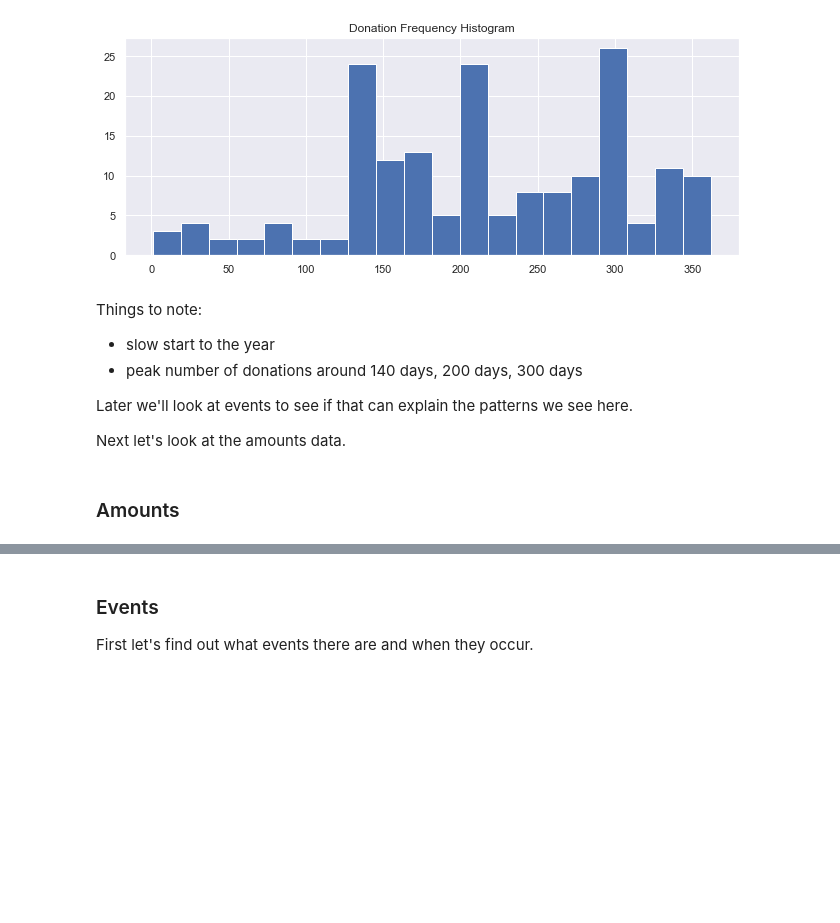
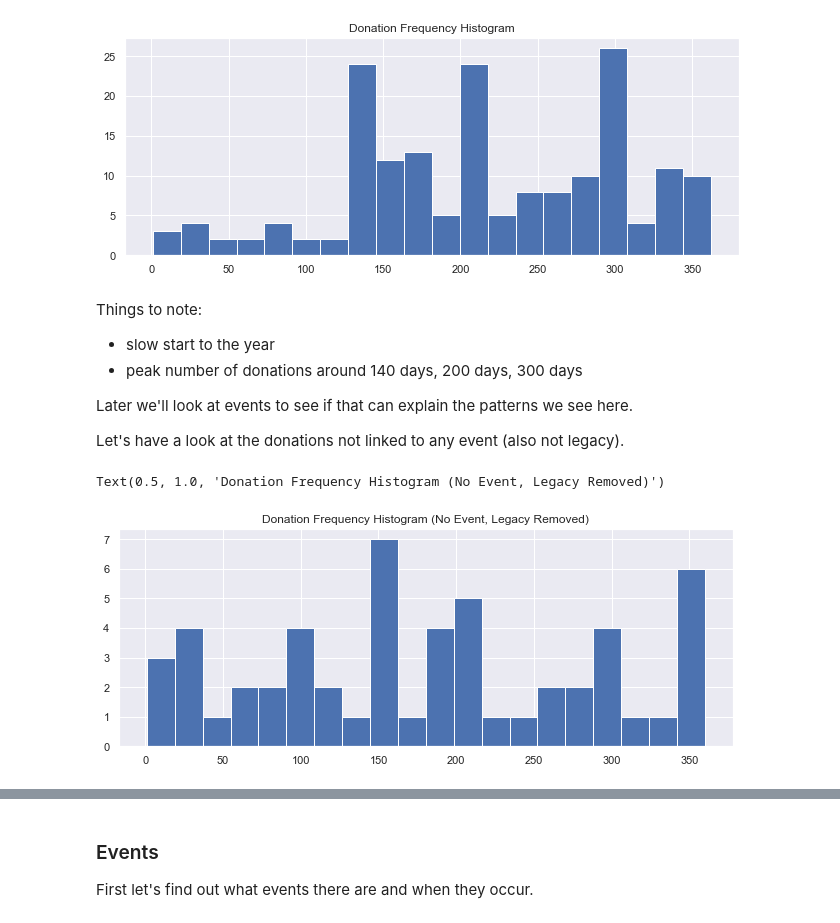
Before and after one commit to jireland88/Data_Science_in_Pro_Bono_Consulting, a Jupyter notebook: Donation Analysis.ipynb, the cells around one changed output, grey strips where cells are left out. Saved outputs shown, nothing was run; the diff lists cells and outputs as text; code cells hidden in the pictures; blank space fills up the shorter version.

```diff
--- a/Donation Analysis.ipynb
+++ b/Donation Analysis.ipynb
@@ -93,6 +93,12 @@ Things to note:
 
 Later we'll look at events to see if that can explain the patterns we see here.
 
-Next let's look at the amounts data.
+Let's have a look at the donations not linked to any event (also not legacy).
-# %% [markdown]
-### Amounts
+# %%
+title = "Donation Frequency Histogram (No Event, Legacy Removed)"
+
+donor_data[(donor_data["event"] == "N") &
+           (donor_data["type"] != "Legacy")]["date"].hist(bins=20).set_title(title)
+# %% [output]
+Text(0.5, 1.0, 'Donation Frequency Histogram (No Event, Legacy Removed)')
+[figure, added]
```
Also changed, not shown: parts of 11 cells of this notebook.
